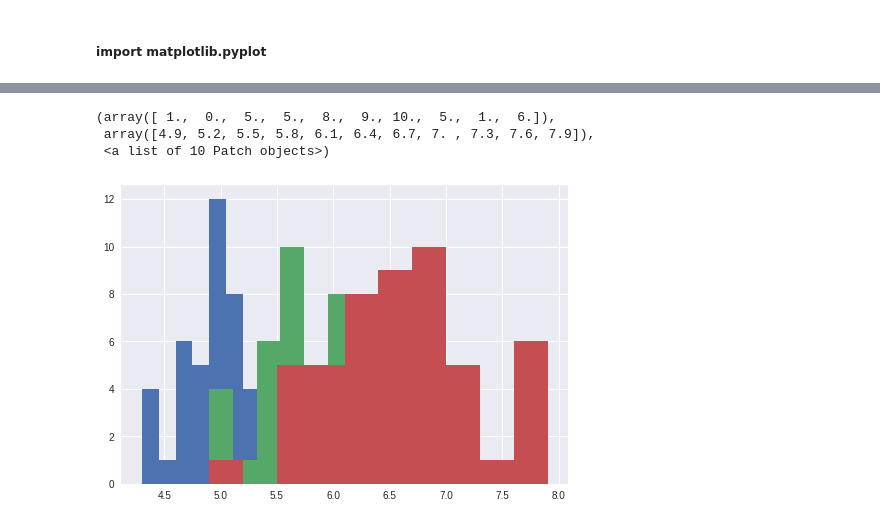
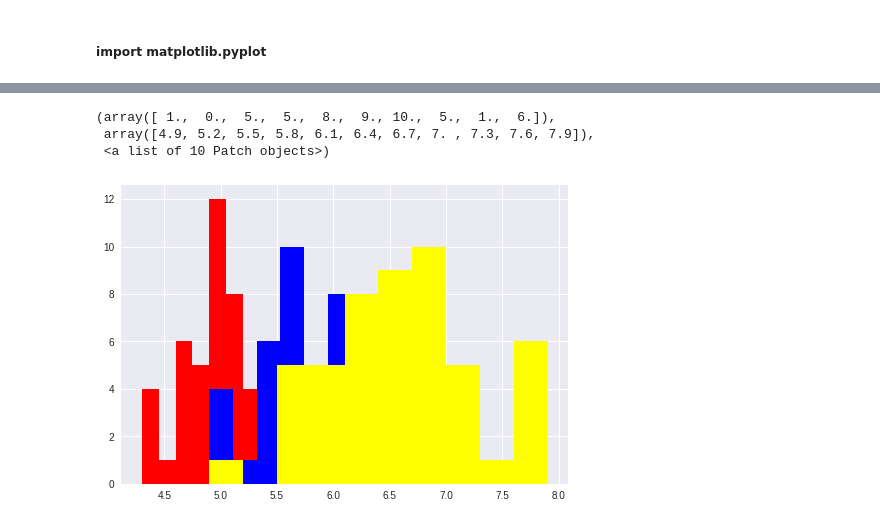
Before and after one commit to MLCCKolkata/Assignment-3, a Jupyter notebook: Get_to_know_your_Data.ipynb, the cells around one changed output, grey strips where cells are left out. Drawn from its saved outputs; the diff is of its cells as text; code cells hidden in the pictures.

```diff
--- a/Get_to_know_your_Data.ipynb
+++ b/Get_to_know_your_Data.ipynb
@@ -256,13 +269,13 @@ virginica.describe()
 # %%
 import matplotlib.pyplot as plt
 
 #hist creates a histogram there are many more plots(see the documentation) you can play with it.
 
-plt.hist(setosa['sepal_length'])
-plt.hist(versicolor['sepal_length'])
-plt.hist(virginica['sepal_length'])
+plt.hist(setosa['sepal_length'], color = 'red', bins = 10)
+plt.hist(versicolor['sepal_length'], color = 'blue')
+plt.hist(virginica['sepal_length'], color = 'yellow')
 # %% [output]
 (array([ 1.,  0.,  5.,  5.,  8.,  9., 10.,  5.,  1.,  6.]),
  array([4.9, 5.2, 5.5, 5.8, 6.1, 6.4, 6.7, 7. , 7.3, 7.6, 7.9]),
  <a list of 10 Patch objects>)
-[figure, old version]
+[figure, new version]
```
Also changed, not shown: parts of 8 cells of this notebook.
